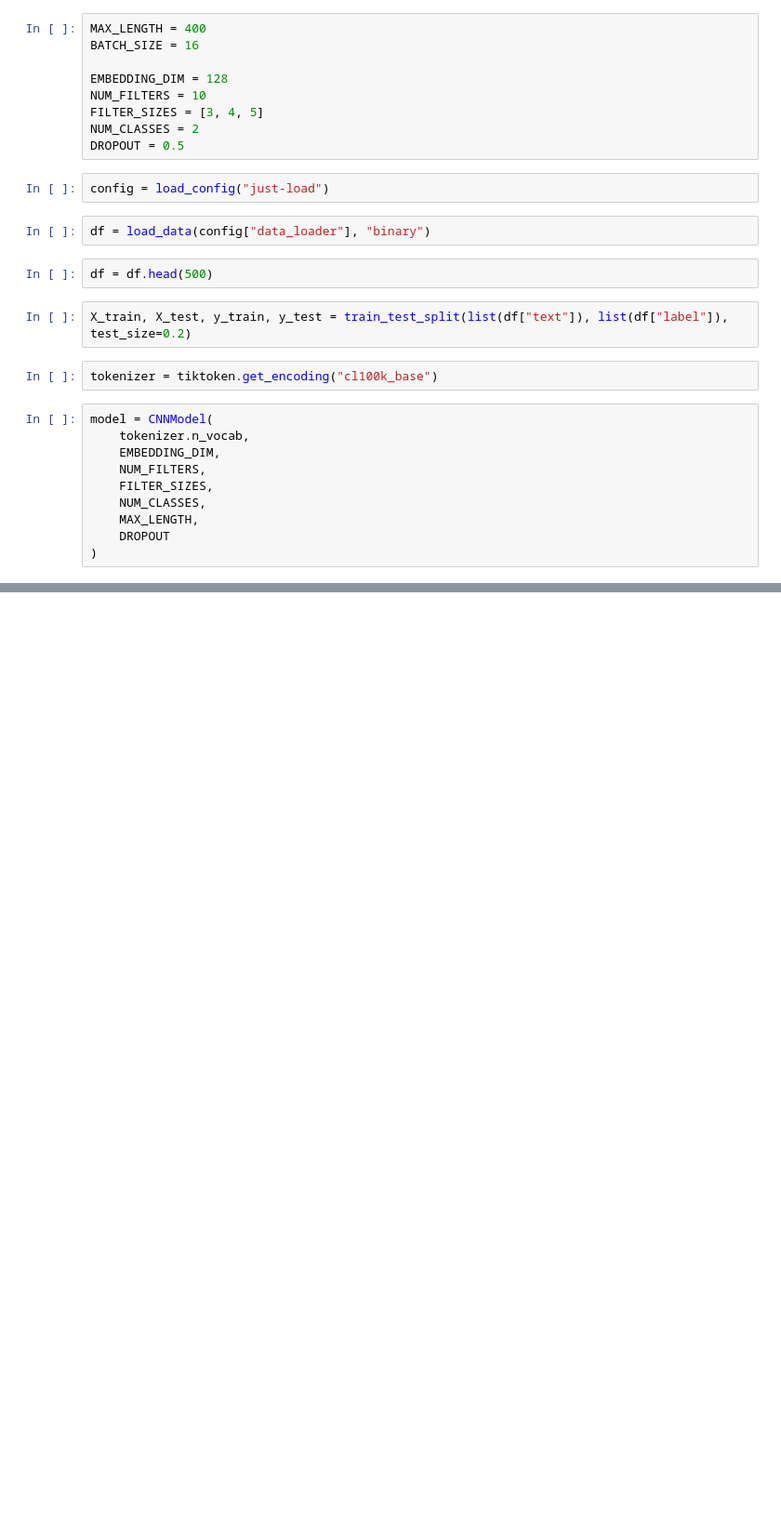
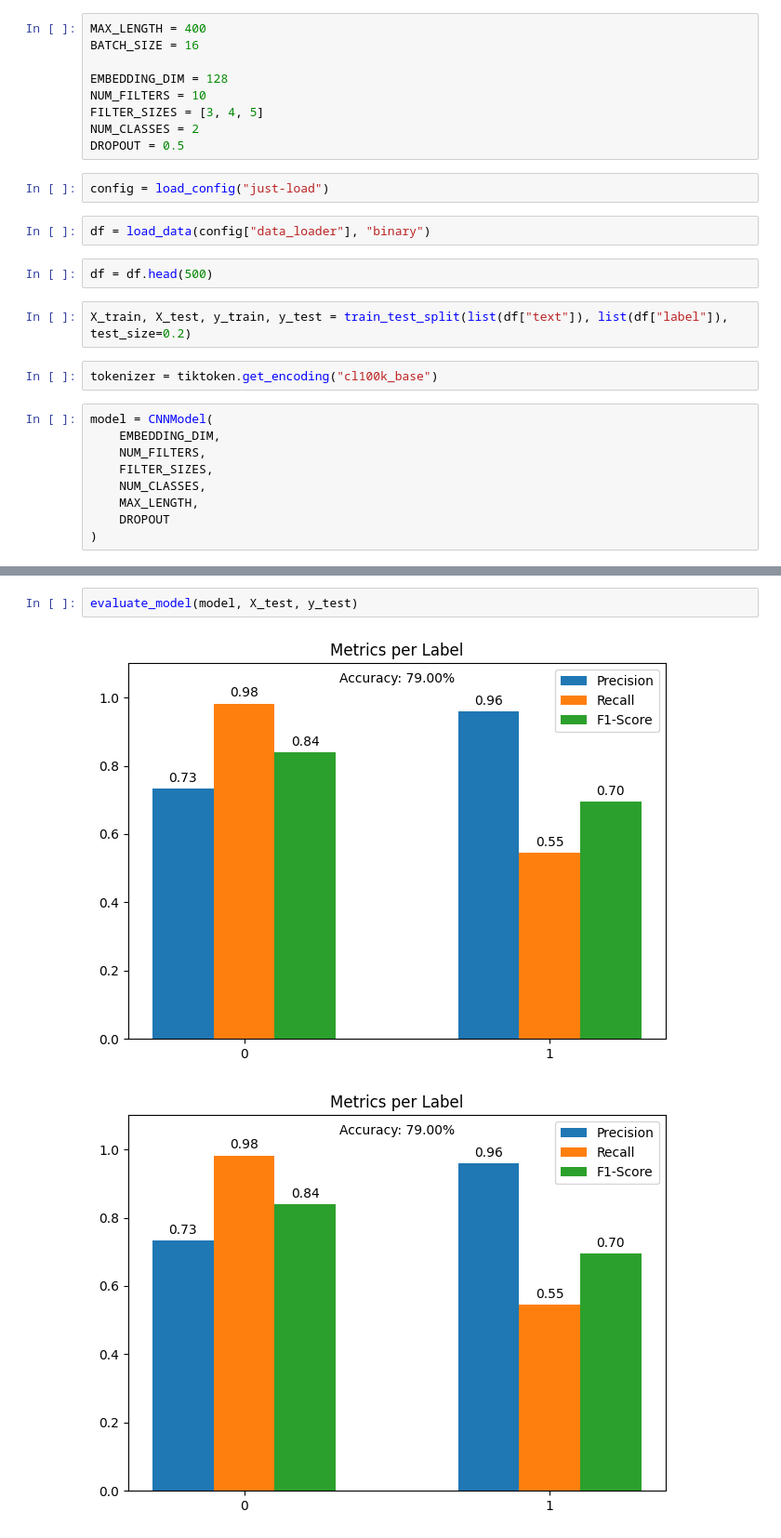
Before and after one commit to RobinSuxdorf/projektpraktikum-ws24-quality-of-wikipedia-articles, a Jupyter notebook: cnn_notebook.ipynb, the cells around one changed output, grey strips where cells are left out. Shown at 93% size. Saved outputs shown, nothing was run; the diff lists cells and outputs as text; blank space fills up the shorter version.

```diff
--- a/cnn_notebook.ipynb
+++ b/cnn_notebook.ipynb
@@ -35,7 +33,6 @@ X_train, X_test, y_train, y_test = train_test_split(list(df["text"]), list(df["l
 tokenizer = tiktoken.get_encoding("cl100k_base")
 # %%
 model = CNNModel(
-    tokenizer.n_vocab,
     EMBEDDING_DIM,
     NUM_FILTERS,
     FILTER_SIZES,
@@ -58,0 +58,5 @@ Epoch: 9, loss: 0.5576893413066863
+# %%
+evaluate_model(model, X_test, y_test)
+# %% [output]
+[figure, added]
+[figure, added]
```
Also changed, not shown: parts of 3 cells of this notebook, 3 other files.
